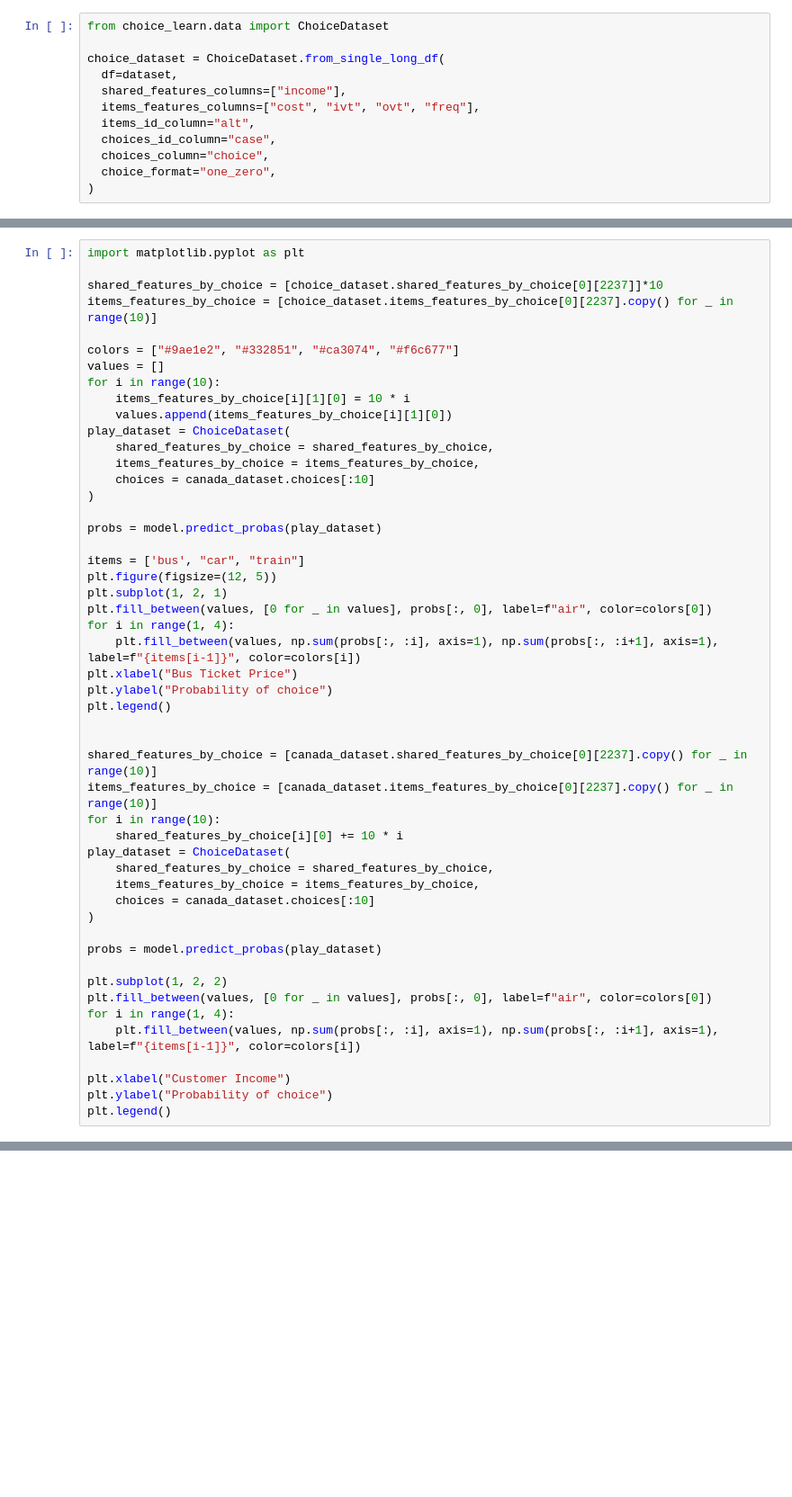
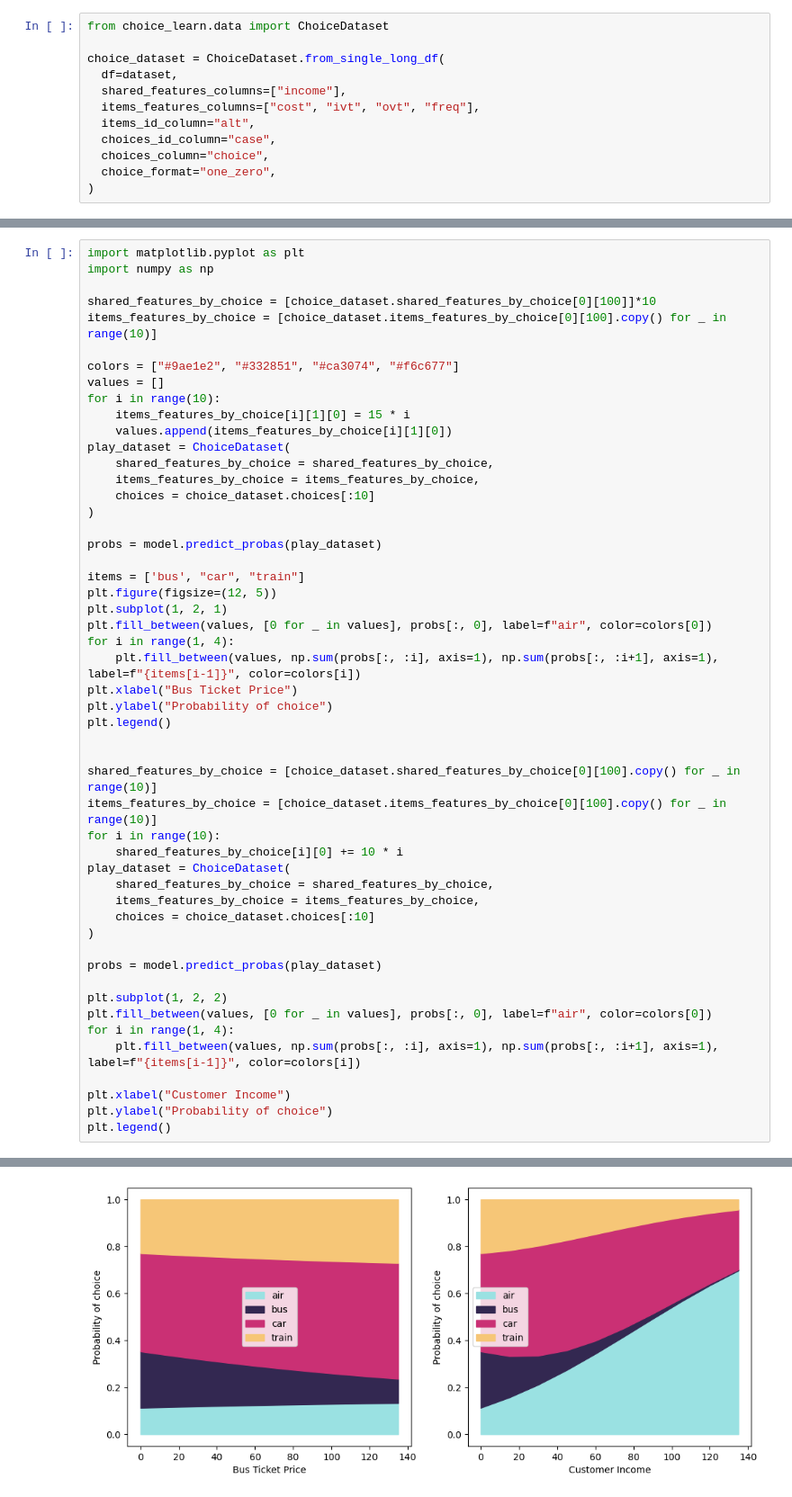
Before and after one commit to VincentAuriau/choice-learn-tutorials, a Jupyter notebook: notebooks/introduction.ipynb, the cells around one changed output, grey strips where cells are left out. Shown at 90% size. Drawn from its saved outputs; the diff is of its cells as text; blank space fills up the shorter version.

```diff
--- a/notebooks/introduction.ipynb
+++ b/notebooks/introduction.ipynb
@@ -54,18 +96,19 @@ model.report
 # %%
 import matplotlib.pyplot as plt
+import numpy as np
 
-shared_features_by_choice = [choice_dataset.shared_features_by_choice[0][2237]]*10
-items_features_by_choice = [choice_dataset.items_features_by_choice[0][2237].copy() for _ in range(10)]
+shared_features_by_choice = [choice_dataset.shared_features_by_choice[0][100]]*10
+items_features_by_choice = [choice_dataset.items_features_by_choice[0][100].copy() for _ in range(10)]
 
 colors = ["#9ae1e2", "#332851", "#ca3074", "#f6c677"]
 values = []
 for i in range(10):
-    items_features_by_choice[i][1][0] = 10 * i
+    items_features_by_choice[i][1][0] = 15 * i
     values.append(items_features_by_choice[i][1][0])
 play_dataset = ChoiceDataset(
     shared_features_by_choice = shared_features_by_choice,
     items_features_by_choice = items_features_by_choice,
-    choices = canada_dataset.choices[:10]
+    choices = choice_dataset.choices[:10]
 )
 
 probs = model.predict_probas(play_dataset)
@@ -81,14 +124,14 @@ plt.ylabel("Probability of choice")
 plt.legend()
 
 
-shared_features_by_choice = [canada_dataset.shared_features_by_choice[0][2237].copy() for _ in range(10)]
-items_features_by_choice = [canada_dataset.items_features_by_choice[0][2237].copy() for _ in range(10)]
+shared_features_by_choice = [choice_dataset.shared_features_by_choice[0][100].copy() for _ in range(10)]
+items_features_by_choice = [choice_dataset.items_features_by_choice[0][100].copy() for _ in range(10)]
 for i in range(10):
     shared_features_by_choice[i][0] += 10 * i
 play_dataset = ChoiceDataset(
     shared_features_by_choice = shared_features_by_choice,
     items_features_by_choice = items_features_by_choice,
-    choices = canada_dataset.choices[:10]
+    choices = choice_dataset.choices[:10]
 )
 
 probs = model.predict_probas(play_dataset)
@@ -101,3 +144,4 @@ for i in range(1, 4):
 plt.xlabel("Customer Income")
 plt.ylabel("Probability of choice")
 plt.legend()
+# %% [output]
@@ -103,0 +159 @@ plt.legend()
+[figure, added]
```
Also changed, not shown: parts of 5 cells of this notebook, 1 other file.
